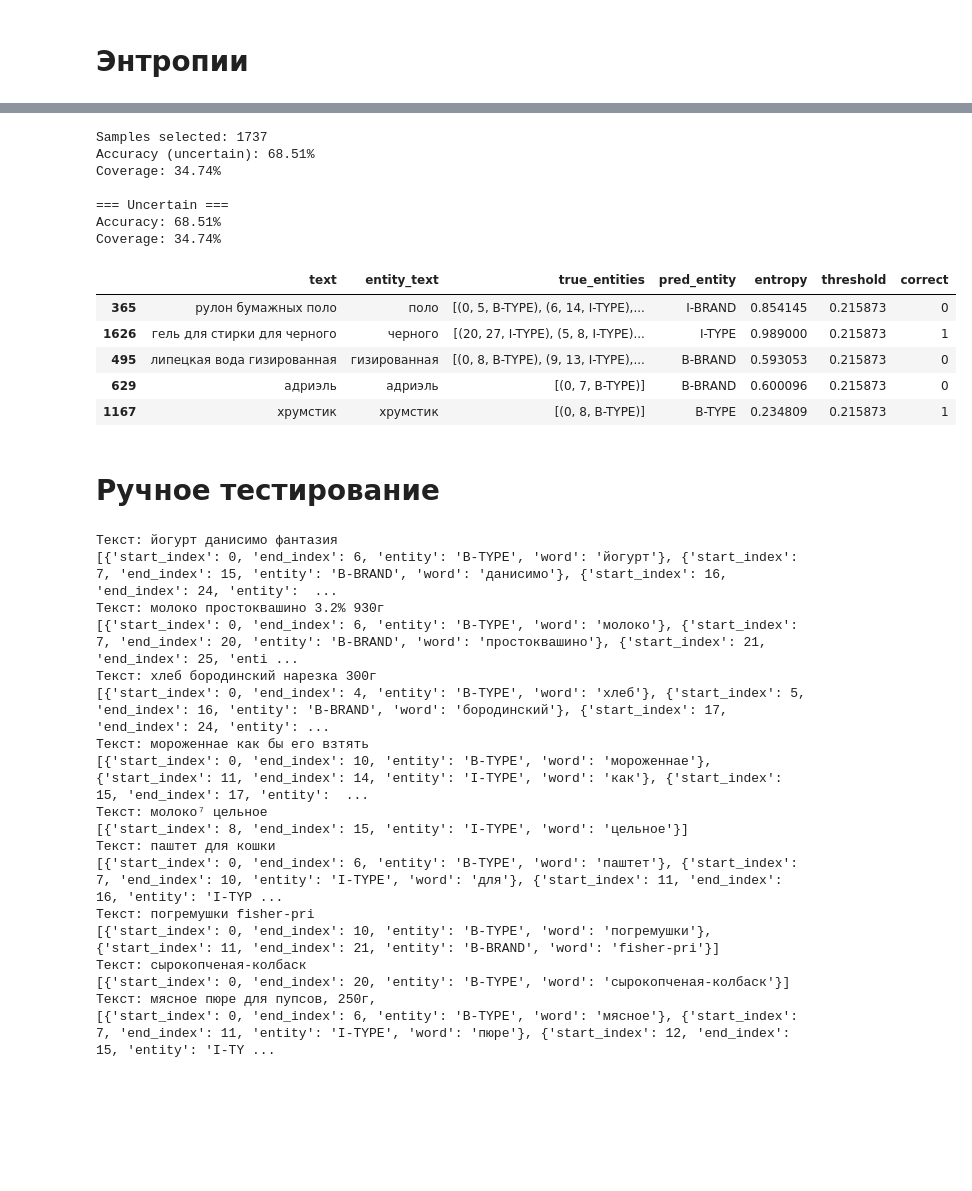
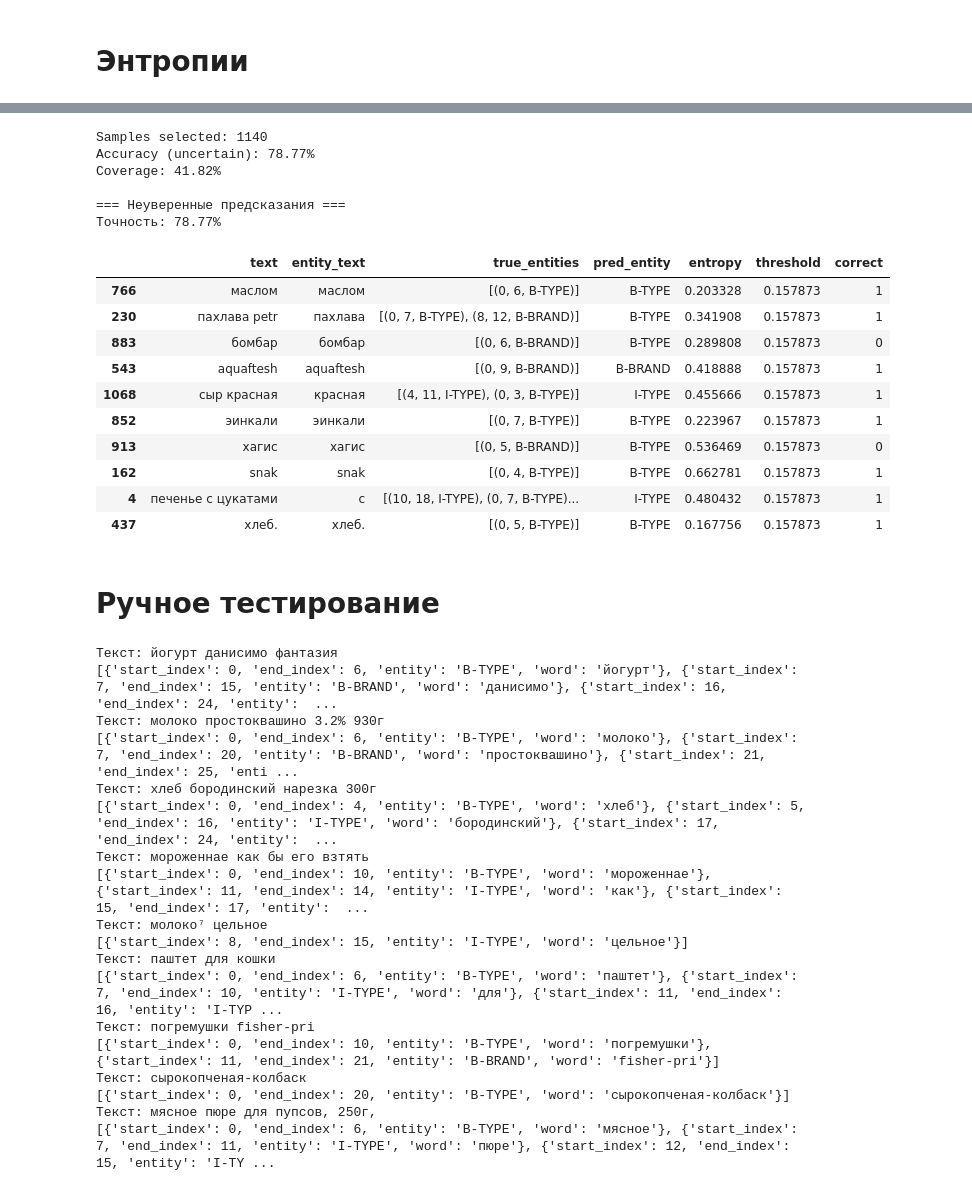
Before and after one commit to AntonSHBK/hackathon_x5, a Jupyter notebook: backend/ml/notebooks/hackathon_x5.ipynb, the cells around one changed output, grey strips where cells are left out. Drawn from its saved outputs; the diff is of its cells as text; code cells hidden in the pictures; blank space fills up the shorter version.

```diff
--- a/backend/ml/notebooks/hackathon_x5.ipynb
+++ b/backend/ml/notebooks/hackathon_x5.ipynb
@@ -202,7 +202,7 @@ df_synthetic["df_label"] = "synthetic"
 
 dfs = []
 dfs.append(df_x5)
-dfs.append(df_synthetic)
+# dfs.append(df_synthetic)
 # %%
 print("Размеры датафреймов. df_x5:", df_x5.shape, ", df_synthetic:", df_synthetic.shape)
 # %% [output]
@@ -267,10 +267,17 @@ from sklearn.model_selection import train_test_split
 
 train_data: pd.DataFrame
 val_data: pd.DataFrame
-train_data, val_data = train_test_split(
+train_data, test_data = train_test_split(
     df_train,
     test_size=0.1,
     shuffle=True,
     random_state=42,
 )
+
+train_data, val_data = train_test_split(
+    train_data,
+    test_size=0.05,
+    shuffle=True,
+    random_state=42,
+)
 # %%
@@ -328,7 +340,7 @@ val_dataset = NerDataSet(
 )
 
 test_dataset = NerDataSet(
-    df=df_submission,
+    df=test_data,
     max_length=MAX_LENGTH,
     tokenizer_path=BASE_MODEL_NAME,
     cache_dir=DATA_CACHE,
@@ -919,26 +912,29 @@ results_uncertain = test_dataset.evaluate_accuracy_by_entropy_thresholds(
     idx2label=idx2label
 )
 
-print("\n=== Uncertain ===")
-print(f"Accuracy: {results_uncertain['accuracy']:.2%}")
-print(f"Coverage: {results_uncertain['coverage']:.2%}")
+print("\n=== Неуверенные предсказания ===")
+print(f"Точность: {results_uncertain['accuracy']:.2%}")
 # %% [output]
-Samples selected: 1737
-Accuracy (uncertain): 68.51%
-Coverage: 34.74%
+Samples selected: 1140
+Accuracy (uncertain): 78.77%
+Coverage: 41.82%
 
-=== Uncertain ===
-Accuracy: 68.51%
-Coverage: 34.74%
+=== Неуверенные предсказания ===
+Точность: 78.77%
 # %%
-results_uncertain["predictions_df"].sample(5)
+results_uncertain["predictions_df"].sample(10)
 # %% [output]
 |  | text | entity_text | true_entities | pred_entity | entropy | threshold | correct |
-| 365 | рулон бумажных поло | поло | [(0, 5, B-TYPE), (6, 14, I-TYPE),... | I-BRAND | 0.854145 | 0.215873 | 0 |
-| 1626 | гель для стирки для черного | черного | [(20, 27, I-TYPE), (5, 8, I-TYPE)... | I-TYPE | 0.989000 | 0.215873 | 1 |
-| 495 | липецкая вода гизированная | гизированная | [(0, 8, B-TYPE), (9, 13, I-TYPE),... | B-BRAND | 0.593053 | 0.215873 | 0 |
-| 629 | адриэль | адриэль | [(0, 7, B-TYPE)] | B-BRAND | 0.600096 | 0.215873 | 0 |
-| 1167 | хрумстик | хрумстик | [(0, 8, B-TYPE)] | B-TYPE | 0.234809 | 0.215873 | 1 |
+| 766 | маслом | маслом | [(0, 6, B-TYPE)] | B-TYPE | 0.203328 | 0.157873 | 1 |
+| 230 | пахлава petr | пахлава | [(0, 7, B-TYPE), (8, 12, B-BRAND)] | B-TYPE | 0.341908 | 0.157873 | 1 |
+| 883 | бомбар | бомбар | [(0, 6, B-BRAND)] | B-TYPE | 0.289808 | 0.157873 | 0 |
+| 543 | aquaftesh | aquaftesh | [(0, 9, B-BRAND)] | B-BRAND | 0.418888 | 0.157873 | 1 |
+| 1068 | сыр красная | красная | [(4, 11, I-TYPE), (0, 3, B-TYPE)] | I-TYPE | 0.455666 | 0.157873 | 1 |
+| 852 | эинкали | эинкали | [(0, 7, B-TYPE)] | B-TYPE | 0.223967 | 0.157873 | 1 |
+| 913 | хагис | хагис | [(0, 5, B-BRAND)] | B-TYPE | 0.536469 | 0.157873 | 0 |
+| 162 | snak | snak | [(0, 4, B-TYPE)] | B-TYPE | 0.662781 | 0.157873 | 1 |
+| 4 | печенье с цукатами | с | [(10, 18, I-TYPE), (0, 7, B-TYPE)... | I-TYPE | 0.480432 | 0.157873 | 1 |
+| 437 | хлеб. | хлеб. | [(0, 5, B-TYPE)] | B-TYPE | 0.167756 | 0.157873 | 1 |
 # %% [markdown]
 # Ручное тестирование
 # %%
@@ -986,7 +982,7 @@ for i, entity in enumerate(entities):
 Текст: молоко простоквашино 3.2% 930г
 [{'start_index': 0, 'end_index': 6, 'entity': 'B-TYPE', 'word': 'молоко'}, {'start_index': 7, 'end_index': 20, 'entity': 'B-BRAND', 'word': 'простоквашино'}, {'start_index': 21, 'end_index': 25, 'enti ...
 Текст: хлеб бородинский нарезка 300г
-[{'start_index': 0, 'end_index': 4, 'entity': 'B-TYPE', 'word': 'хлеб'}, {'start_index': 5, 'end_index': 16, 'entity': 'B-BRAND', 'word': 'бородинский'}, {'start_index': 17, 'end_index': 24, 'entity': ...
+[{'start_index': 0, 'end_index': 4, 'entity': 'B-TYPE', 'word': 'хлеб'}, {'start_index': 5, 'end_index': 16, 'entity': 'I-TYPE', 'word': 'бородинский'}, {'start_index': 17, 'end_index': 24, 'entity':  ...
 Текст: мороженнае как бы его взтять
 [{'start_index': 0, 'end_index': 10, 'entity': 'B-TYPE', 'word': 'мороженнае'}, {'start_index': 11, 'end_index': 14, 'entity': 'I-TYPE', 'word': 'как'}, {'start_index': 15, 'end_index': 17, 'entity':  ...
 Текст: молоко⁷ цельное
```
Also changed, not shown: parts of 32 cells of this notebook, 1 other file.
